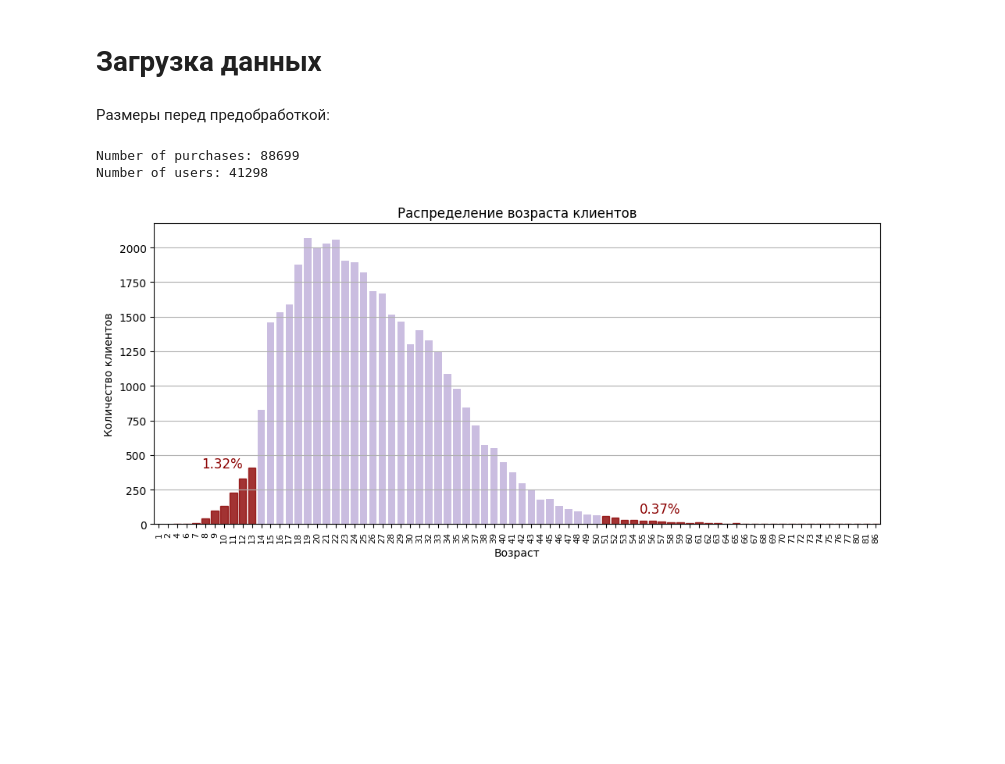
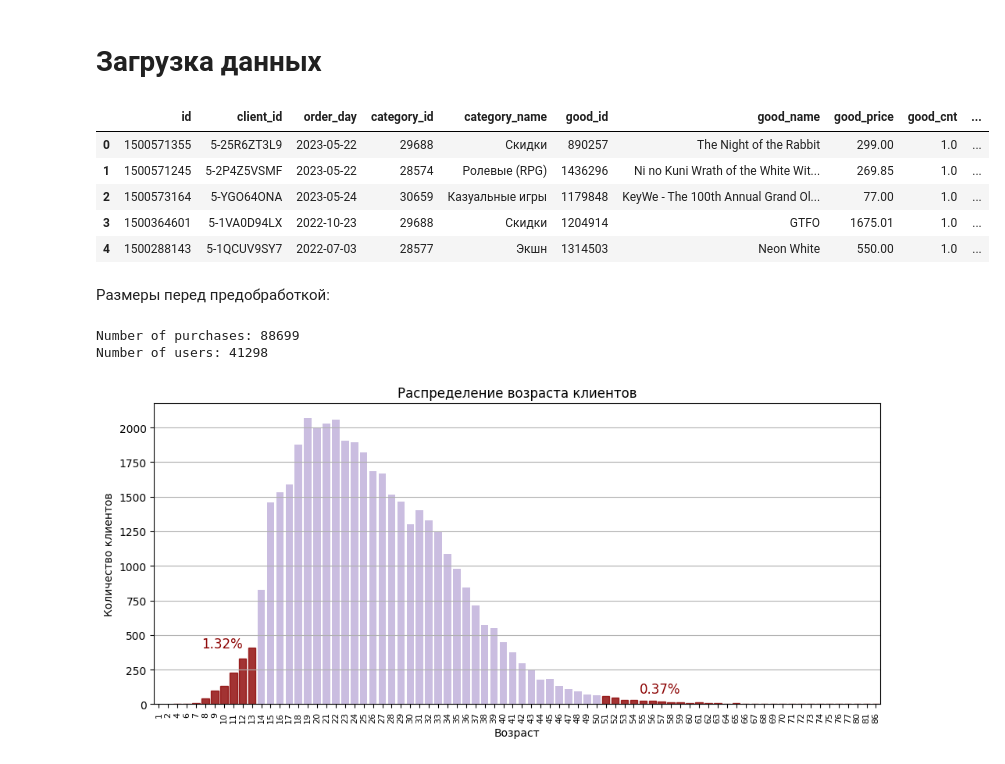
Before and after one commit to kotoskar/dano-final-tinkoff-games, a Jupyter notebook: data_preparing.ipynb, the cells around one changed output. Saved outputs shown, nothing was run; the diff lists cells and outputs as text; code cells hidden in the pictures; blank space fills up the shorter version.

```diff
--- a/data_preparing.ipynb
+++ b/data_preparing.ipynb
@@ -9,6 +9,14 @@ import plotly.graph_objs as go
 import numpy as np
 # %%
 df = pd.read_csv('T_games_dataset.csv')
+df.head()
+# %% [output]
+|  | id | client_id | order_day | category_id | category_name | good_id | good_name | good_price | good_cnt | ... |
+| 0 | 1500571355 | 5-25R6ZT3L9 | 2023-05-22 | 29688 | Скидки | 890257 | The Night of the Rabbit | 299.00 | 1.0 | ... |
+| 1 | 1500571245 | 5-2P4Z5VSMF | 2023-05-22 | 28574 | Ролевые (RPG) | 1436296 | Ni no Kuni Wrath of the White Wit... | 269.85 | 1.0 | ... |
+| 2 | 1500573164 | 5-YGO64ONA | 2023-05-24 | 30659 | Казуальные игры | 1179848 | KeyWe - The 100th Annual Grand Ol... | 77.00 | 1.0 | ... |
+| 3 | 1500364601 | 5-1VA0D94LX | 2022-10-23 | 29688 | Скидки | 1204914 | GTFO | 1675.01 | 1.0 | ... |
+| 4 | 1500288143 | 5-1QCUV9SY7 | 2022-07-03 | 28577 | Экшн | 1314503 | Neon White | 550.00 | 1.0 | ... |
 # %% [markdown]
 Размеры перед предобработкой:
 # %%
```
Also changed, not shown: parts of 3 cells of this notebook.
